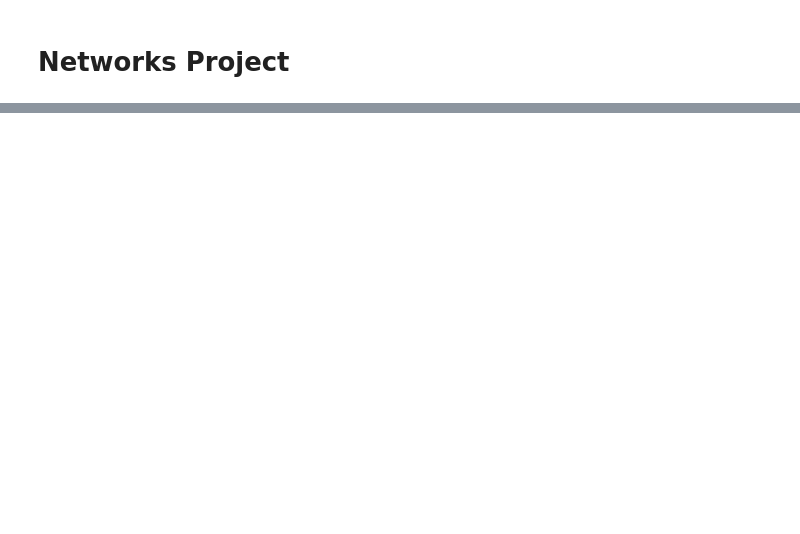
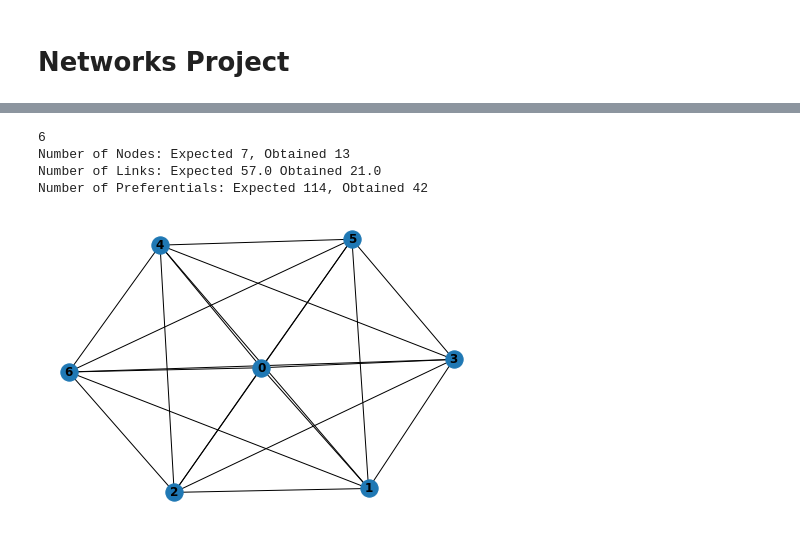
Before and after one commit to shaunfg/Complexity-Networks, a Jupyter notebook: networks/networks_project.ipynb, the cells around one changed output, grey strips where cells are left out. Saved outputs shown, nothing was run; the diff lists cells and outputs as text; code cells hidden in the pictures; blank space fills up the shorter version.

```diff
--- a/networks/networks_project.ipynb
+++ b/networks/networks_project.ipynb
@@ -104,0 +195,19 @@ Now check your programme is working correctly. This is very important. You need
+# %%
+time = 7
+m0 = 6
+m_test = 6
+
+Ba_test = Barabasi_Albert(time_limit = time,m = m_test,m_start = m0)
+degrees = Ba_test.drive_pref()
+Ba_test.draw()
+
+preferential_list = Ba_test.get_degrees()
+print("Number of Nodes: Expected {}, Obtained {}".format(len(np.unique(preferential_list)),m0+time))
+print("Number of Links: Expected {} Obtained {}".format(0.5*(m0-1)*m0+(time*m_test),len(preferential_list)/2))
+print("Number of Preferentials: Expected {}, Obtained {}".format(2*(time*m_test)+(m0-1)*m0,len(preferential_list)))
+# %% [output]
+6
+Number of Nodes: Expected 7, Obtained 13
+Number of Links: Expected 57.0 Obtained 21.0
+Number of Preferentials: Expected 114, Obtained 42
+[figure, added]
```
Also changed, not shown: parts of 29 cells of this notebook, 1 other file.
